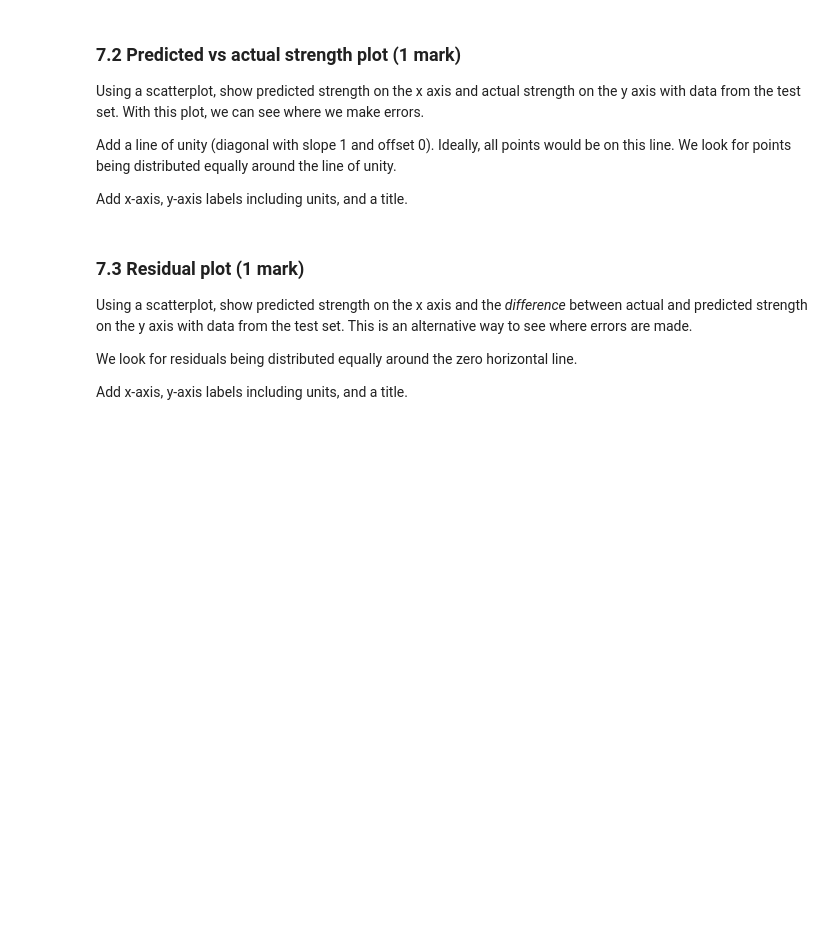
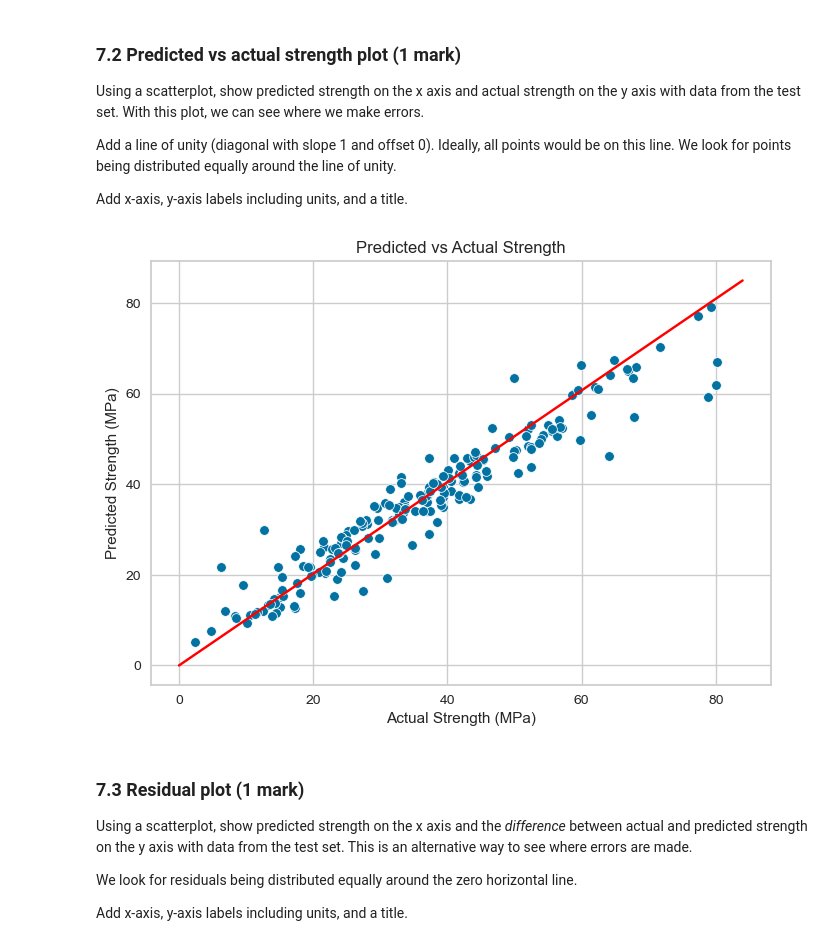
Before and after one commit to jcharlpretorius/ensf611_lab2, a Jupyter notebook: lab2.ipynb, the cells around one changed output. Cells and saved outputs as stored; diff of their text form; code cells hidden in the pictures; blank space fills up the shorter version.

```diff
--- a/lab2.ipynb
+++ b/lab2.ipynb
@@ -324,3 +322,16 @@ Add x-axis, y-axis labels including units, and a title.
+# %%
+#Plot actual vs predicted
+sns.scatterplot(x=y_test, y=y_test_pred)
+# add line of unity
+unity = np.linspace(0, 85, 85)
+plt.plot(unity, color='red')
+
+# add title and labels
+plt.title('Predicted vs Actual Strength')
+plt.xlabel('Actual Strength (MPa)')
+plt.ylabel('Predicted Strength (MPa)');
+# %% [output]
+[figure, added]
 # %% [markdown]
 ### 7.3 Residual plot (1 mark)
 Using a scatterplot, show predicted strength on the x axis and the *difference* between actual and predicted strength on the y axis with data from the test set. This is an alternative way to see where errors are made.
```
Also changed, not shown: parts of 4 cells of this notebook.
